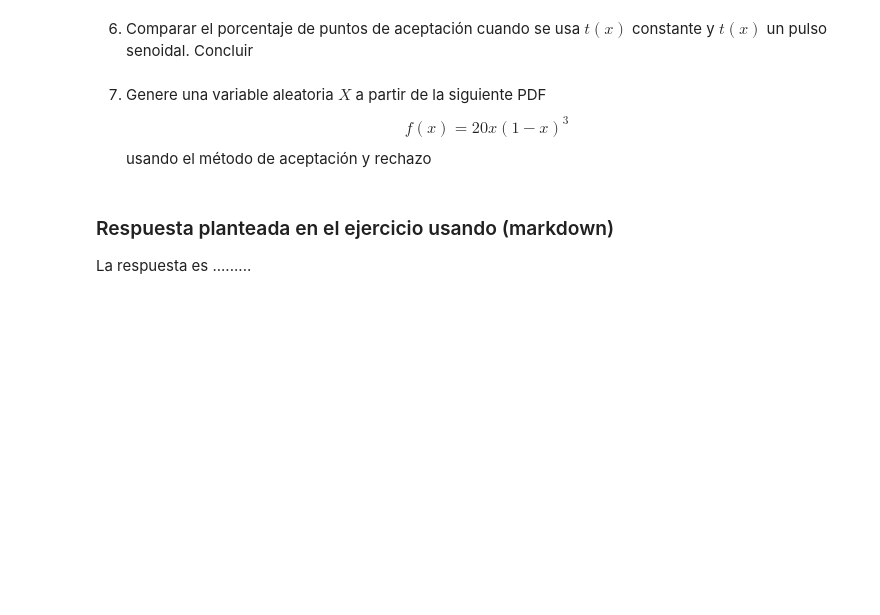
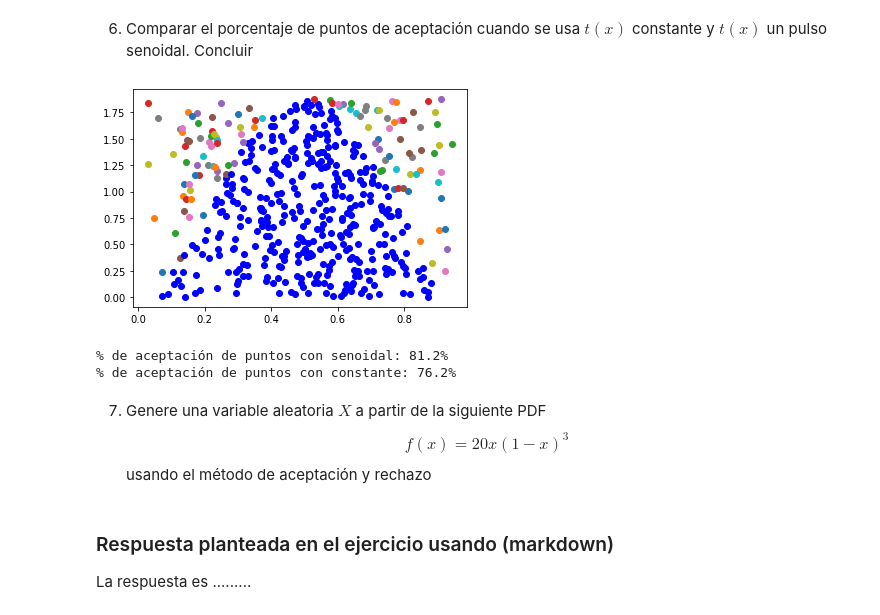
Before and after one commit to Zairo9/ProyectoConjunto_LSanchez_GHerrera, a Jupyter notebook: Tarea_5.ipynb, the cells around one changed output. Saved outputs shown, nothing was run; the diff lists cells and outputs as text; code cells hidden in the pictures; blank space fills up the shorter version.

```diff
--- a/Tarea_5.ipynb
+++ b/Tarea_5.ipynb
@@ -82,6 +146,19 @@ plt.show()
 6. Comparar el porcentaje de puntos de aceptación cuando se usa $t(x)$ constante y $t(x)$ un pulso senoidal. Concluir
 # %%
 # Código de solución estudiante 1
+t_x = lambda x: a* np.ones(len(x))
+puntos2 = acep_rech(R2,R1,fx,t_x);
+# %% [output]
+[figure, added]
+# %%
+t_x = lambda x: a* np.ones(len(x))
+sen = len(puntos) / n
+cons = len(puntos2) / n
+print('% de aceptación de puntos con senoidal:',"{}%".format((sen)*100))
+print('% de aceptación de puntos con constante:',"{}%".format((cons)*100))
+# %% [output]
+% de aceptación de puntos con senoidal: 81.2%
+% de aceptación de puntos con constante: 76.2%
 # %%
 # Código de solución estudiante 2
 # %% [markdown]
```
Also changed, not shown: parts of 7 cells of this notebook.
